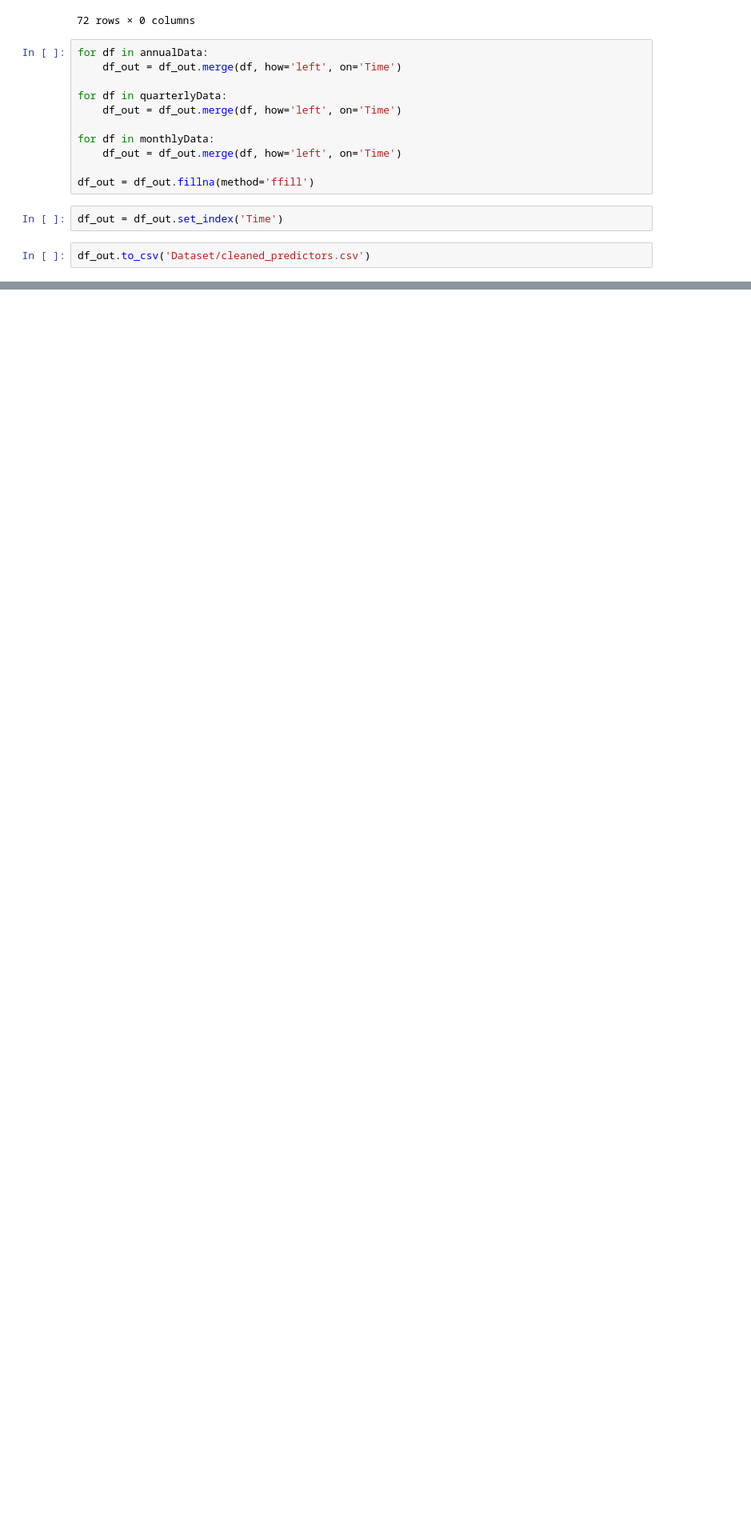
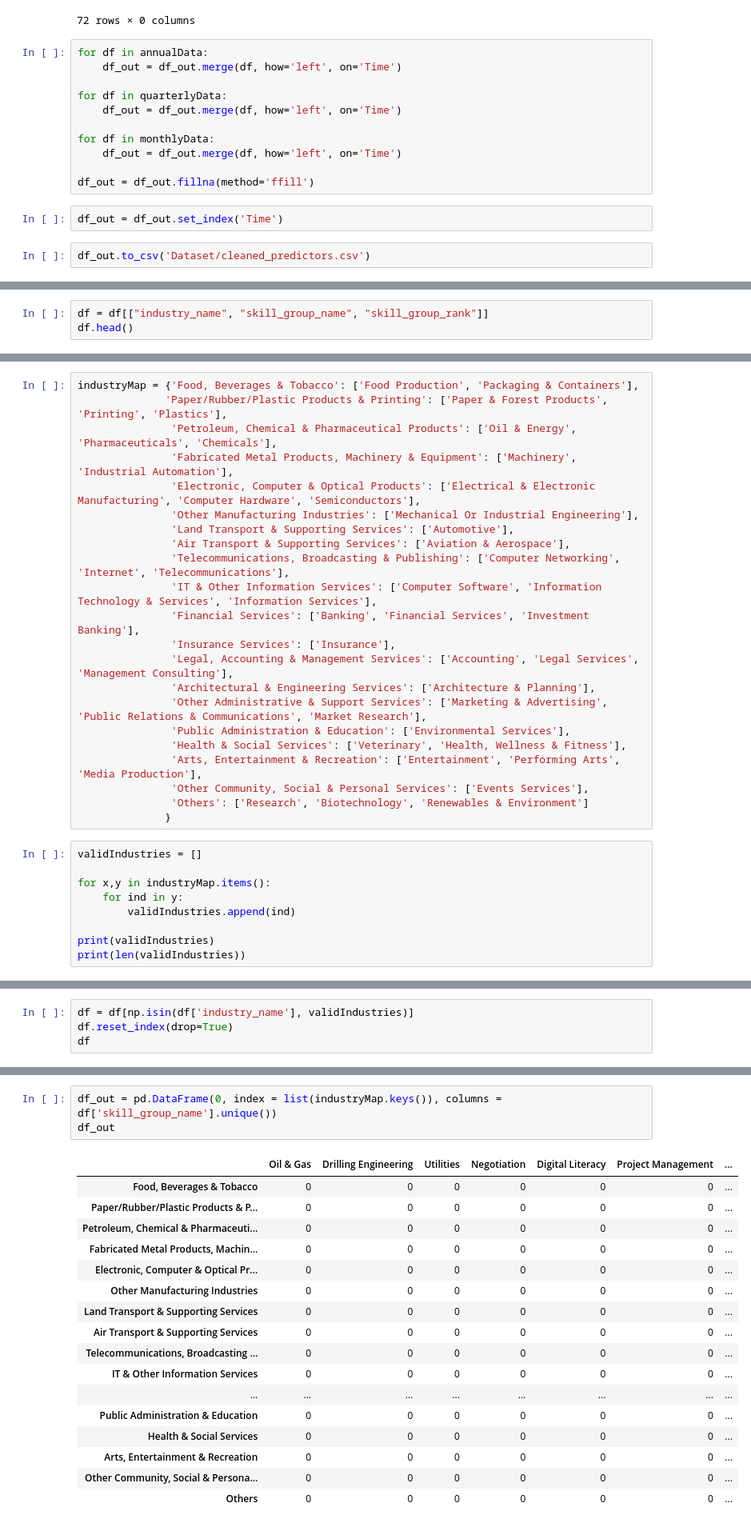
Before and after one commit to leileijng/bc2407-linkedin, a Jupyter notebook: Industry Forecast/Data Cleaning.ipynb, the cells around one changed output, grey strips where cells are left out. Shown at 80% size. Cells and saved outputs as stored; diff of their text form; blank space fills up the shorter version.

Commit message:
skill matrix

```diff
--- a/Industry Forecast/Data Cleaning.ipynb
+++ b/Industry Forecast/Data Cleaning.ipynb
@@ -486,0 +511,3 @@ df_out.to_csv('Dataset/cleaned_predictors.csv')
+# %%
+df = df[["industry_name", "skill_group_name", "skill_group_rank"]]
+df.head()
@@ -486,0 +555,31 @@ df_out.to_csv('Dataset/cleaned_predictors.csv')
+# %%
+industryMap = {'Food, Beverages & Tobacco': ['Food Production', 'Packaging & Containers'],
+              'Paper/Rubber/Plastic Products & Printing': ['Paper & Forest Products', 'Printing', 'Plastics'],
+               'Petroleum, Chemical & Pharmaceutical Products': ['Oil & Energy', 'Pharmaceuticals', 'Chemicals'],
+               'Fabricated Metal Products, Machinery & Equipment': ['Machinery', 'Industrial Automation'],
+               'Electronic, Computer & Optical Products': ['Electrical & Electronic Manufacturing', 'Computer Hardware', 'Semiconductors'],
+               'Other Manufacturing Industries': ['Mechanical Or Industrial Engineering'],
+               'Land Transport & Supporting Services': ['Automotive'],
+               'Air Transport & Supporting Services': ['Aviation & Aerospace'],
+               'Telecommunications, Broadcasting & Publishing': ['Computer Networking', 'Internet', 'Telecommunications'],
+               'IT & Other Information Services': ['Computer Software', 'Information Technology & Services', 'Information Services'],
+               'Financial Services': ['Banking', 'Financial Services', 'Investment Banking'],
+               'Insurance Services': ['Insurance'],
+               'Legal, Accounting & Management Services': ['Accounting', 'Legal Services', 'Management Consulting'],
+               'Architectural & Engineering Services': ['Architecture & Planning'],
+               'Other Administrative & Support Services': ['Marketing & Advertising', 'Public Relations & Communications', 'Market Research'],
+               'Public Administration & Education': ['Environmental Services'],
+               'Health & Social Services': ['Veterinary', 'Health, Wellness & Fitness'],
+               'Arts, Entertainment & Recreation': ['Entertainment', 'Performing Arts', 'Media Production'],
+               'Other Community, Social & Personal Services': ['Events Services'],
+               'Others': ['Research', 'Biotechnology', 'Renewables & Environment']
+              }
+# %%
+validIndustries = []
+
+for x,y in industryMap.items():
+    for ind in y:
+        validIndustries.append(ind)
+
+print(validIndustries)
+print(len(validIndustries))
@@ -486,0 +589,4 @@ df_out.to_csv('Dataset/cleaned_predictors.csv')
+# %%
+df = df[np.isin(df['industry_name'], validIndustries)]
+df.reset_index(drop=True)
+df
@@ -486,0 +644,21 @@ df_out.to_csv('Dataset/cleaned_predictors.csv')
+# %%
+df_out = pd.DataFrame(0, index = list(industryMap.keys()), columns = df['skill_group_name'].unique())
+df_out
+# %% [output]
+|  | Oil & Gas | Drilling Engineering | Utilities | Negotiation | Digital Literacy | Project Management | ... |
+| Food, Beverages & Tobacco | 0 | 0 | 0 | 0 | 0 | 0 | ... |
+| Paper/Rubber/Plastic Products & P... | 0 | 0 | 0 | 0 | 0 | 0 | ... |
+| Petroleum, Chemical & Pharmaceuti... | 0 | 0 | 0 | 0 | 0 | 0 | ... |
+| Fabricated Metal Products, Machin... | 0 | 0 | 0 | 0 | 0 | 0 | ... |
+| Electronic, Computer & Optical Pr... | 0 | 0 | 0 | 0 | 0 | 0 | ... |
+| Other Manufacturing Industries | 0 | 0 | 0 | 0 | 0 | 0 | ... |
+| Land Transport & Supporting Services | 0 | 0 | 0 | 0 | 0 | 0 | ... |
+| Air Transport & Supporting Services | 0 | 0 | 0 | 0 | 0 | 0 | ... |
+| Telecommunications, Broadcasting ... | 0 | 0 | 0 | 0 | 0 | 0 | ... |
+| IT & Other Information Services | 0 | 0 | 0 | 0 | 0 | 0 | ... |
+| ... | ... | ... | ... | ... | ... | ... | ... |
+| Public Administration & Education | 0 | 0 | 0 | 0 | 0 | 0 | ... |
+| Health & Social Services | 0 | 0 | 0 | 0 | 0 | 0 | ... |
+| Arts, Entertainment & Recreation | 0 | 0 | 0 | 0 | 0 | 0 | ... |
+| Other Community, Social & Persona... | 0 | 0 | 0 | 0 | 0 | 0 | ... |
+| Others | 0 | 0 | 0 | 0 | 0 | 0 | ... |
```
Also changed, not shown: parts of 22 cells of this notebook, 2 other files.
